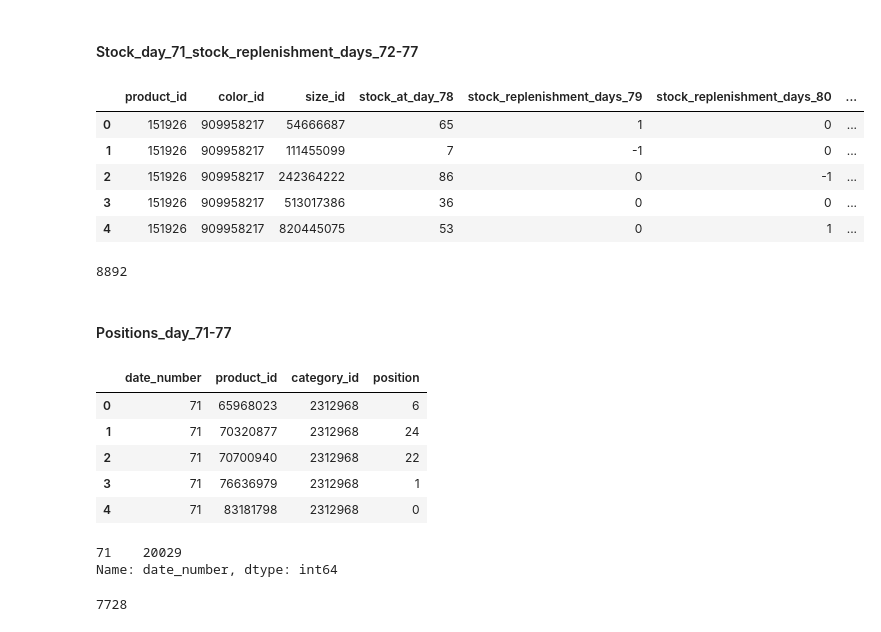
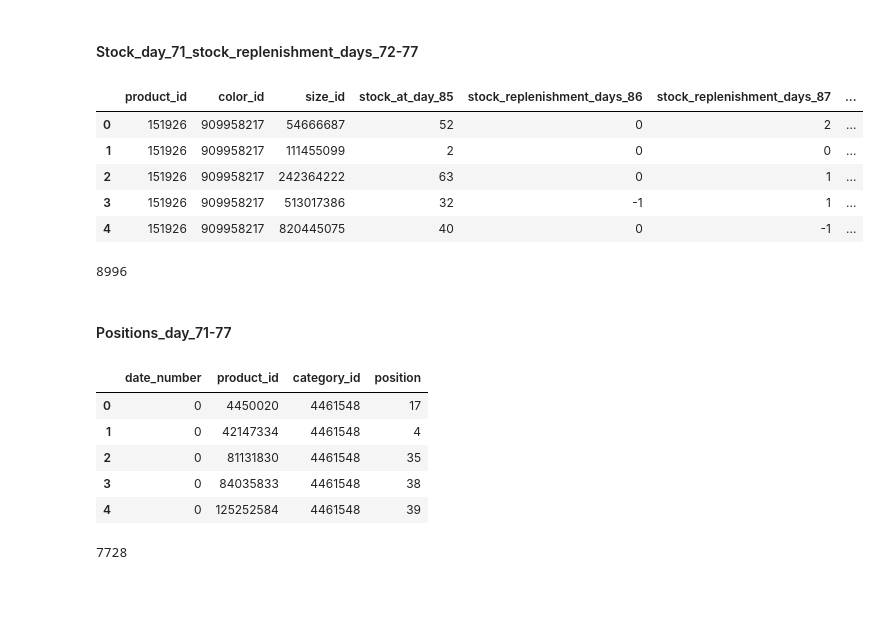
Before and after one commit to rodgomrod/Zara_Competition, a Jupyter notebook: Notebooks/R1_ETL_by_product_week.ipynb, the cells around one changed output. Drawn from its saved outputs; the diff is of its cells as text; code cells hidden in the pictures; blank space fills up the shorter version.

```diff
--- a/Notebooks/R1_ETL_by_product_week.ipynb
+++ b/Notebooks/R1_ETL_by_product_week.ipynb
@@ -71,36 +69,33 @@ products.head()
 # %% [markdown]
 #### Stock_day_71_stock_replenishment_days_72-77
 # %%
-day_71_77 = pd.read_csv('../data/stock_day_78_stock_replenishment_days_79-84.csv')
+day_71_77 = pd.read_csv('../data/stock_day_85_stock_replenishment_days_86-91.csv')
 day_71_77.head()
 # %% [output]
-|  | product_id | color_id | size_id | stock_at_day_78 | stock_replenishment_days_79 | stock_replenishment_days_80 | ... |
-| 0 | 151926 | 909958217 | 54666687 | 65 | 1 | 0 | ... |
-| 1 | 151926 | 909958217 | 111455099 | 7 | -1 | 0 | ... |
-| 2 | 151926 | 909958217 | 242364222 | 86 | 0 | -1 | ... |
-| 3 | 151926 | 909958217 | 513017386 | 36 | 0 | 0 | ... |
-| 4 | 151926 | 909958217 | 820445075 | 53 | 0 | 1 | ... |
+|  | product_id | color_id | size_id | stock_at_day_85 | stock_replenishment_days_86 | stock_replenishment_days_87 | ... |
+| 0 | 151926 | 909958217 | 54666687 | 52 | 0 | 2 | ... |
+| 1 | 151926 | 909958217 | 111455099 | 2 | 0 | 0 | ... |
+| 2 | 151926 | 909958217 | 242364222 | 63 | 0 | 1 | ... |
+| 3 | 151926 | 909958217 | 513017386 | 32 | -1 | 1 | ... |
+| 4 | 151926 | 909958217 | 820445075 | 40 | 0 | -1 | ... |
 # %%
 len(day_71_77.product_id.value_counts())
 # %% [output]
-8892
+8996
 # %% [markdown]
 #### Positions_day_71-77
 # %%
-position_71 = pd.read_csv('../data/positions_day_71.csv')
+position_71 = pd.read_csv('../data/positions_day_0_day_85.csv')
 position_71.head()
 # %% [output]
 |  | date_number | product_id | category_id | position |
-| 0 | 71 | 65968023 | 2312968 | 6 |
-| 1 | 71 | 70320877 | 2312968 | 24 |
-| 2 | 71 | 70700940 | 2312968 | 22 |
-| 3 | 71 | 76636979 | 2312968 | 1 |
-| 4 | 71 | 83181798 | 2312968 | 0 |
+| 0 | 0 | 4450020 | 4461548 | 17 |
+| 1 | 0 | 42147334 | 4461548 | 4 |
+| 2 | 0 | 81131830 | 4461548 | 35 |
+| 3 | 0 | 84035833 | 4461548 | 38 |
+| 4 | 0 | 125252584 | 4461548 | 39 |
 # %%
-position_71.date_number.value_counts()
+# position_71.date_number.value_counts()
-# %% [output]
-71    20029
-Name: date_number, dtype: int64
 # %%
 len(position_71.product_id.value_counts())
 # %% [output]
```
Also changed, not shown: parts of 33 cells of this notebook, 21 other files.
